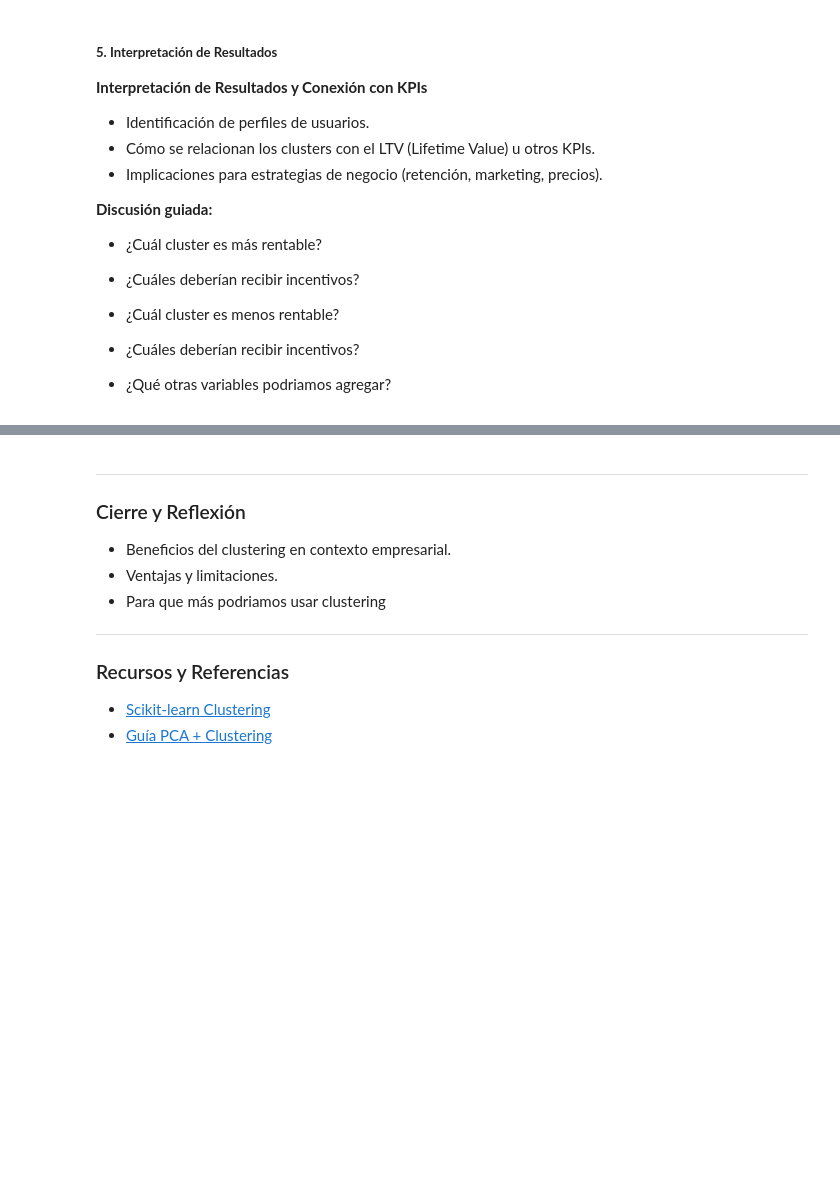
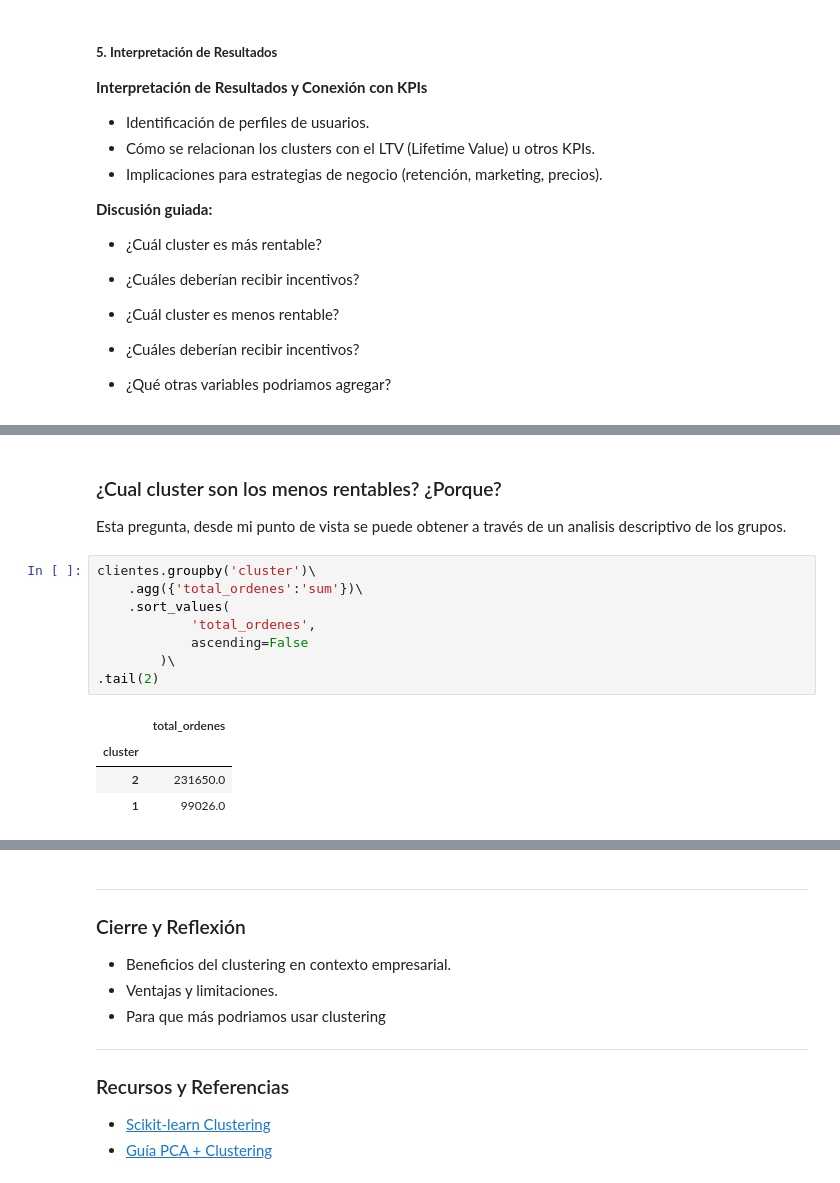
Before and after one commit to Rigobertoj/DataScience_KPI_Project, a Jupyter notebook: 03/Clase17_LabDatos_Segmento_Clientes.ipynb, the cells around one changed output, grey strips where cells are left out. Cells and saved outputs as stored; diff of their text form; blank space fills up the shorter version.

```diff
--- a/03/Clase17_LabDatos_Segmento_Clientes.ipynb
+++ b/03/Clase17_LabDatos_Segmento_Clientes.ipynb
@@ -426,0 +463,17 @@ Text(0.5, 0, 'Genero del cliente)')
+# %% [markdown]
+### ¿Cual cluster son los menos rentables? ¿Porque?
+
+Esta pregunta, desde mi punto de vista se puede obtener a través de un analisis descriptivo de los grupos.
+# %%
+clientes.groupby('cluster')\
+    .agg({'total_ordenes':'sum'})\
+    .sort_values(
+            'total_ordenes',
+            ascending=False
+        )\
+.tail(2)
+# %% [output]
+|  | total_ordenes |
+| cluster |  |
+| 2 | 231650.0 |
+| 1 | 99026.0 |
```
Also changed, not shown: parts of 12 cells of this notebook.
